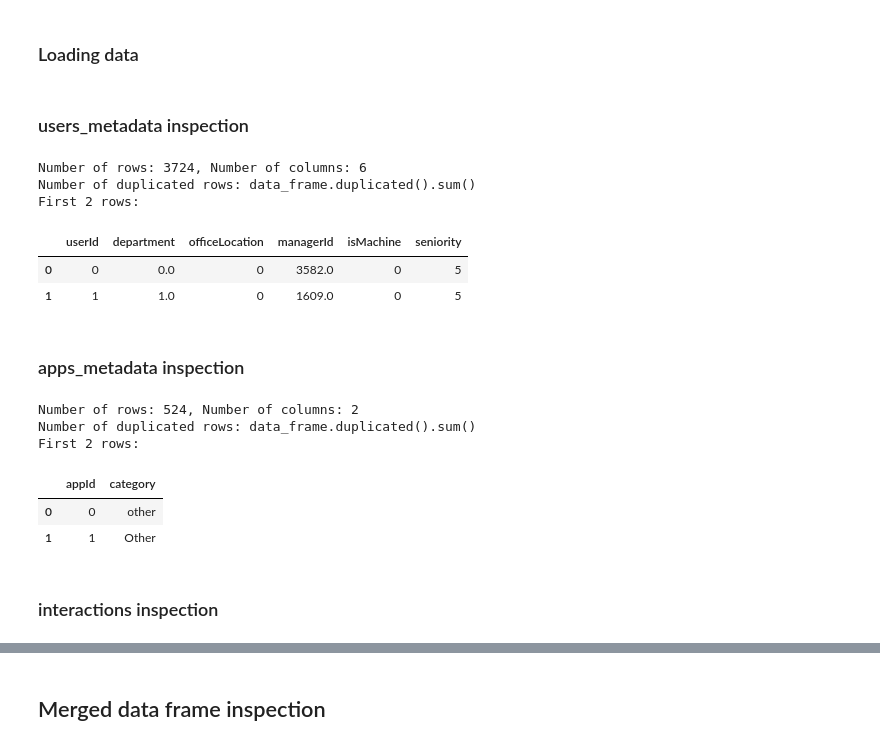
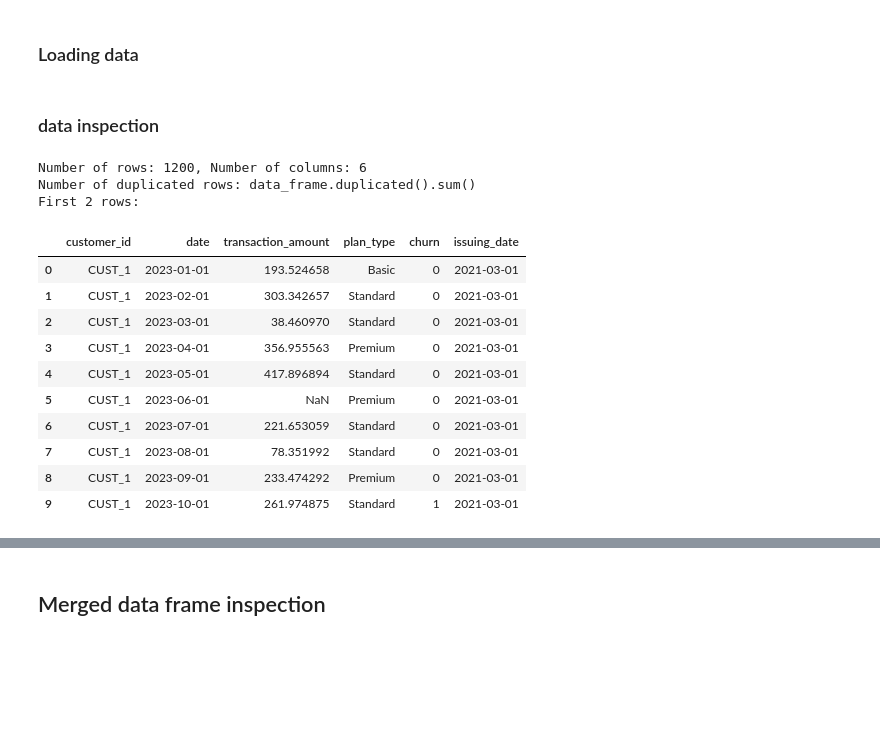
Before and after one commit to arkadymankovsky/customer-churn-classification, a Jupyter notebook: exercise.ipynb, the cells around one changed output, grey strips where cells are left out. Drawn from its saved outputs; the diff is of its cells as text; code cells hidden in the pictures; blank space fills up the shorter version.

```diff
--- a/exercise.ipynb
+++ b/exercise.ipynb
@@ -60,7 +59,7 @@ def show_df(data_frame: pd.DataFrame):
     print(f'Number of rows: {data_frame.shape[0]}, Number of columns: {data_frame.shape[1]}')
     print(f'Number of duplicated rows: data_frame.duplicated().sum()')
     print("First 2 rows:")
-    display(data_frame.head(2))
+    display(data_frame.head(10))
 # %%
 def find_non_numeric_values(series):
     non_numeric = series[pd.to_numeric(series, errors='coerce').isna() & series.notna()]
@@ -543,30 +542,23 @@ def print_results(results):
 # %% [markdown]
 ### Loading data
 # %%
-users_metadata = pd.read_csv('data/users_metadata.csv')
-apps_metadata = pd.read_csv('data/apps_metadata.csv')
-interactions = pd.read_csv('data/interactions.csv')
+df = pd.read_csv('data/raw/churn_data.csv')
 # %% [markdown]
-### users_metadata inspection
+### data inspection
 # %%
-show_df(users_metadata)
+show_df(df)
 # %% [output]
-Number of rows: 3724, Number of columns: 6
+Number of rows: 1200, Number of columns: 6
 Number of duplicated rows: data_frame.duplicated().sum()
 First 2 rows:
-|  | userId | department | officeLocation | managerId | isMachine | seniority |
-| 0 | 0 | 0.0 | 0 | 3582.0 | 0 | 5 |
-| 1 | 1 | 1.0 | 0 | 1609.0 | 0 | 5 |
+|  | customer_id | date | transaction_amount | plan_type | churn | issuing_date |
+| 0 | CUST_1 | 2023-01-01 | 193.524658 | Basic | 0 | 2021-03-01 |
+| 1 | CUST_1 | 2023-02-01 | 303.342657 | Standard | 0 | 2021-03-01 |
+| 2 | CUST_1 | 2023-03-01 | 38.460970 | Standard | 0 | 2021-03-01 |
+| 3 | CUST_1 | 2023-04-01 | 356.955563 | Premium | 0 | 2021-03-01 |
+| 4 | CUST_1 | 2023-05-01 | 417.896894 | Standard | 0 | 2021-03-01 |
+| 5 | CUST_1 | 2023-06-01 | NaN | Premium | 0 | 2021-03-01 |
+| 6 | CUST_1 | 2023-07-01 | 221.653059 | Standard | 0 | 2021-03-01 |
+| 7 | CUST_1 | 2023-08-01 | 78.351992 | Standard | 0 | 2021-03-01 |
+| 8 | CUST_1 | 2023-09-01 | 233.474292 | Premium | 0 | 2021-03-01 |
+| 9 | CUST_1 | 2023-10-01 | 261.974875 | Standard | 1 | 2021-03-01 |
-# %% [markdown]
-### apps_metadata inspection
-# %%
-show_df(apps_metadata)
-# %% [output]
-Number of rows: 524, Number of columns: 2
-Number of duplicated rows: data_frame.duplicated().sum()
-First 2 rows:
-|  | appId | category |
-| 0 | 0 | other |
-| 1 | 1 | Other |
-# %% [markdown]
-### interactions inspection
```
Also changed, not shown: parts of 20 cells of this notebook, 15 other files.
